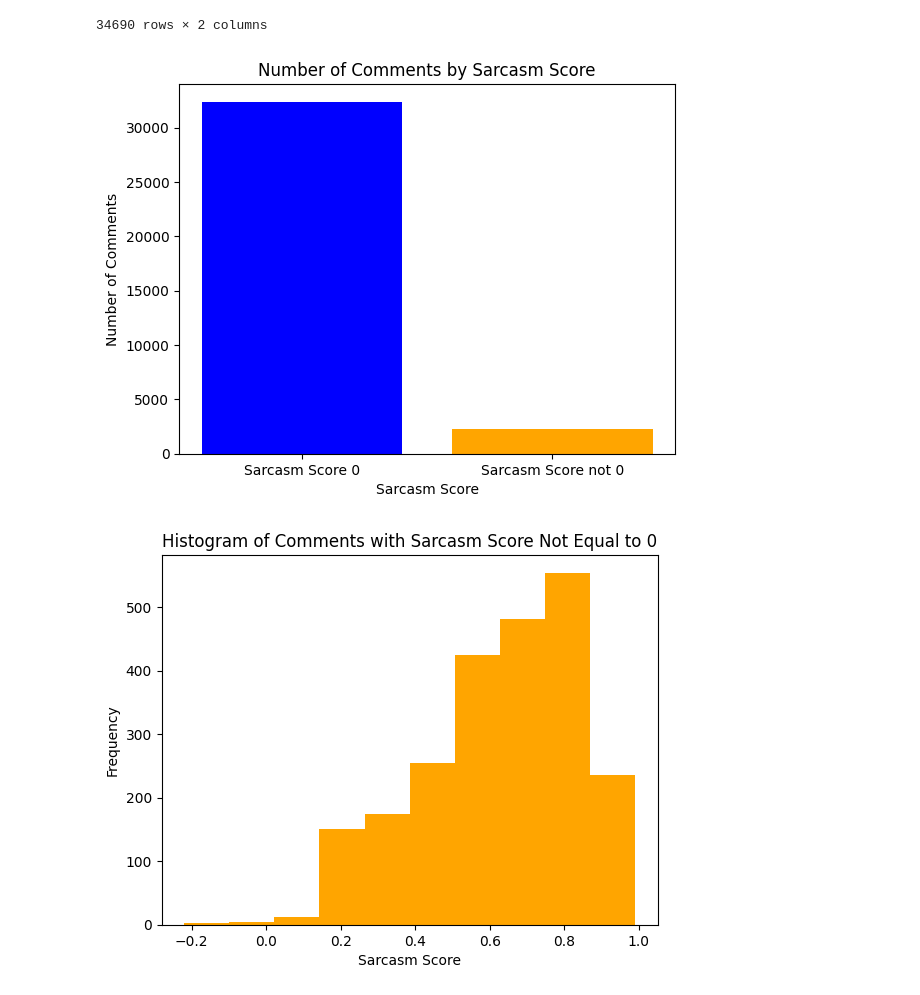
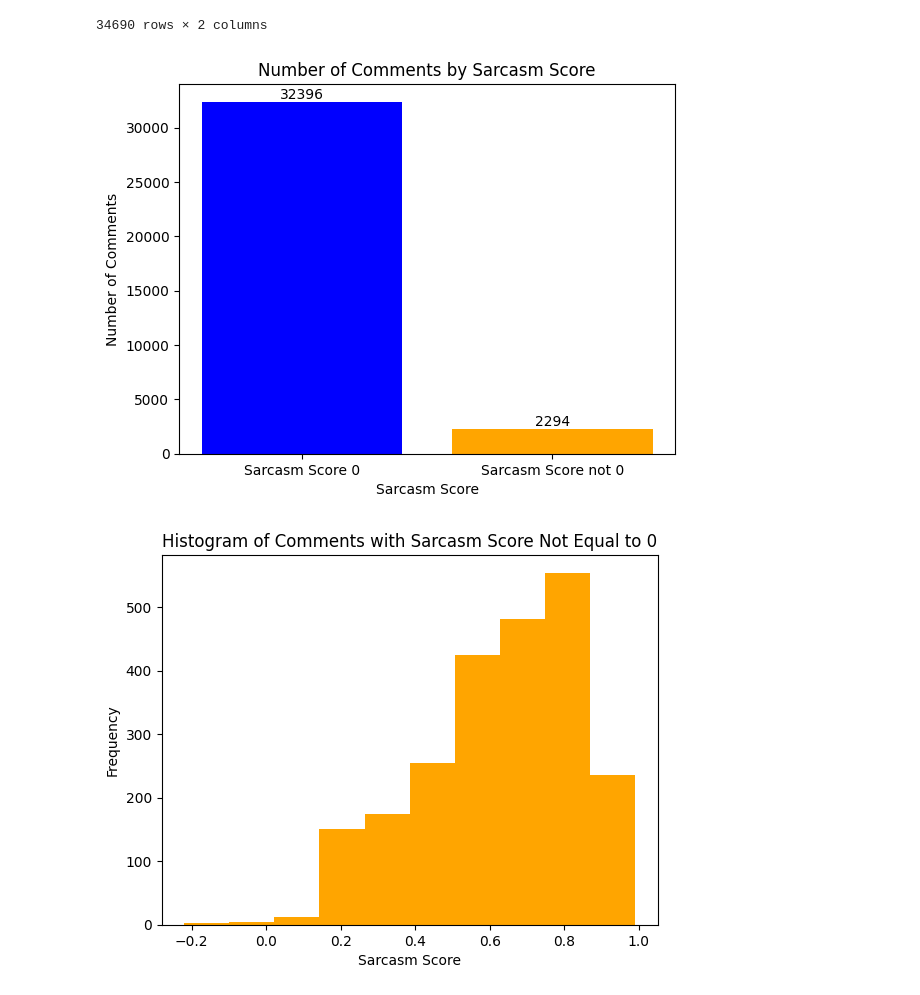
Before and after one commit to notvarsha/cz4034-information-retrieval, a Jupyter notebook: classification/model_construction/Sarcasm detection.ipynb, the cells around one changed output. Drawn from its saved outputs; the diff is of its cells as text; code cells hidden in the pictures.

```diff
--- a/classification/model_construction/Sarcasm detection.ipynb
+++ b/classification/model_construction/Sarcasm detection.ipynb
@@ -88,19 +88,25 @@ import matplotlib.pyplot as plt
 # %%
 sarcasm_zero = comments_df[comments_df['SarcasmScore'] == 0.0]
 sarcasm_not_zero = comments_df[comments_df['SarcasmScore'] != 0.0]
 
 count_zero = len(sarcasm_zero)
 count_not_zero = len(sarcasm_not_zero)
 
 labels = ['Sarcasm Score 0', 'Sarcasm Score not 0']
 counts = [count_zero, count_not_zero]
-plt.bar(labels, counts, color=['blue', 'orange'])
+
+bars = plt.bar(labels, counts, color=['blue', 'orange'])
+for bar in bars:
+    height = bar.get_height()
+    plt.text(bar.get_x() + bar.get_width() / 2, height, height,
+             ha='center', va='bottom')
+
 plt.xlabel('Sarcasm Score')
 plt.ylabel('Number of Comments')
 plt.title('Number of Comments by Sarcasm Score')
 plt.show()
 # %% [output]
-[figure, old version]
+[figure, new version]
 # %%
 plt.hist(sarcasm_not_zero['SarcasmScore'], bins=10, color='orange')
 plt.xlabel('Sarcasm Score')
```
Also changed, not shown: parts of 16 cells of this notebook.
